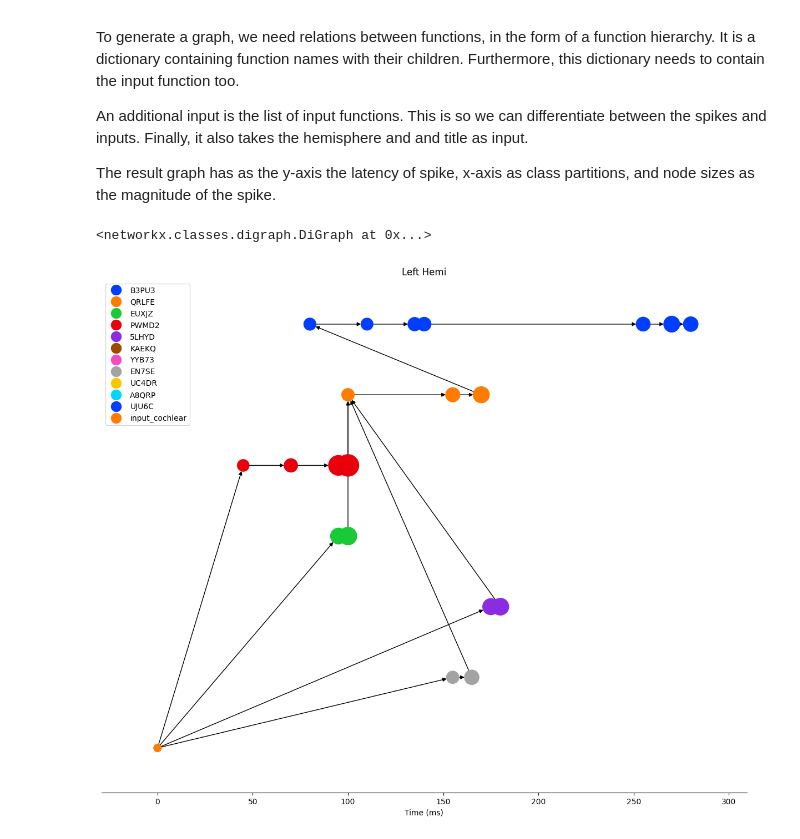
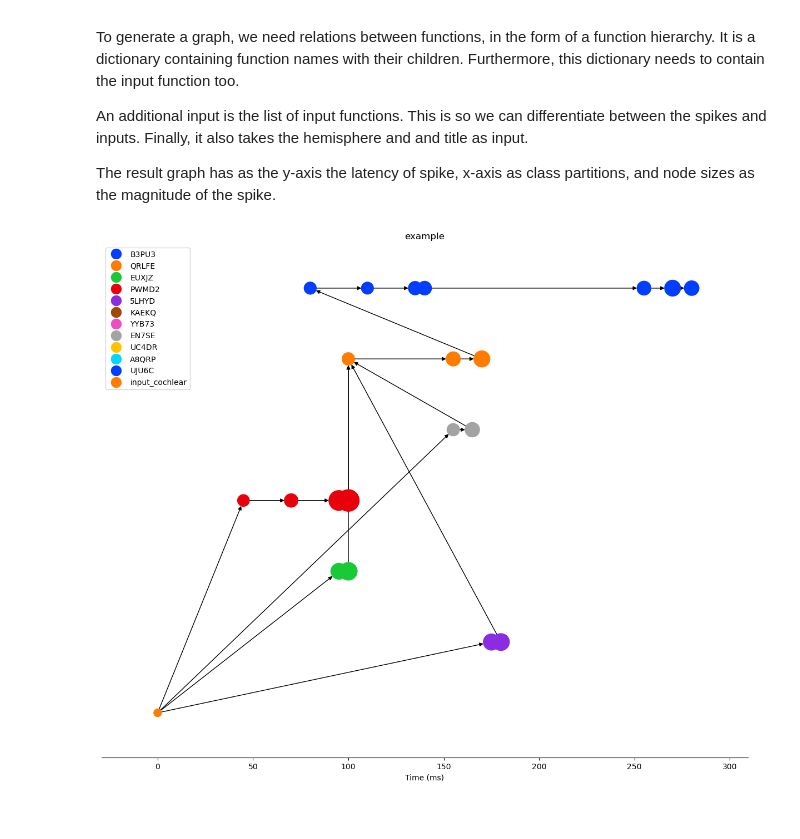
Before and after one commit to kymata-atlas/kymata-core, a Jupyter notebook: IPPM_generator/src/Example Code.ipynb, the cells around one changed output. Drawn from its saved outputs; the diff is of its cells as text; code cells hidden in the pictures.

Commit message:
Addressed PR: Refactored into builder and plotter and updated the unit tests

```diff
--- a/IPPM_generator/src/Example Code.ipynb
+++ b/IPPM_generator/src/Example Code.ipynb
@@ -62,25 +62,26 @@ The result graph has as the y-axis the latency of spike, x-axis as class partiti
 # %%
 inputs = ['input_cochlear']
 function_hier = {
         # assumption: we have a list of functions and their children function
         'B3PU3' : ['QRLFE'],
         'QRLFE' : ['EUXJZ', 'PWMD2', '5LHYD', 'KAEKQ', 'YYB73', 'EN7SE', 'UC4DR', 'A8QRP', 'UJU6C'],
         'EUXJZ' : ['input_cochlear'],
         'PWMD2' : ['input_cochlear'],
         '5LHYD' : ['input_cochlear'],
         'KAEKQ' : ['input_cochlear'],
         'YYB73' : ['input_cochlear'],
         'EN7SE' : ['input_cochlear'],
         'UC4DR' : ['input_cochlear'],
         'A8QRP' : ['input_cochlear'],
         'UJU6C' : ['input_cochlear'],
         'input_cochlear' : []
     }
-graph = GraphBuilder()
-graph.draw(denoised_hexels, function_hier, inputs, 'leftHemisphere', 'Left Hemi')
+builder = IPPMBuilder()
+graph = IPPMPlotter()
+graph_dict, colors = builder.build_graph(denoised_hexels, function_hier, inputs, 'leftHemisphere')
+graph.plot(graph_dict, colors, 'example')
 # %% [output]
-<networkx.classes.digraph.DiGraph at 0x...>
-[figure, old version]
+[figure, new version]
 # %%
 inputs = ['input_photoreceptors']
 function_hier = {
```
Also changed, not shown: parts of 3 cells of this notebook, 2 other files.
